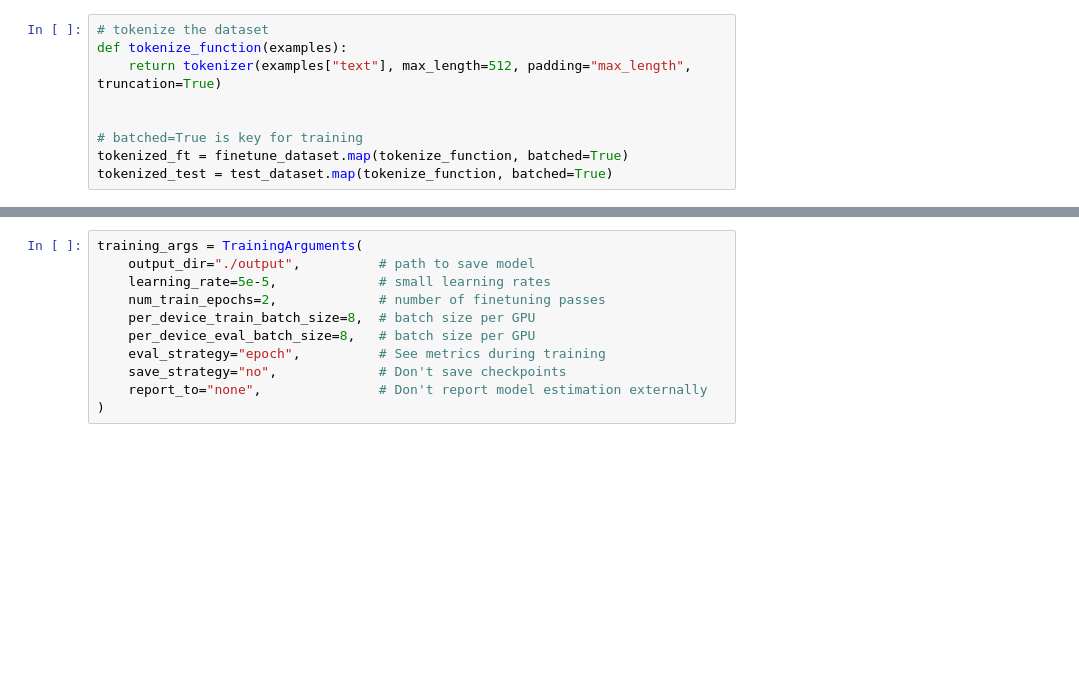
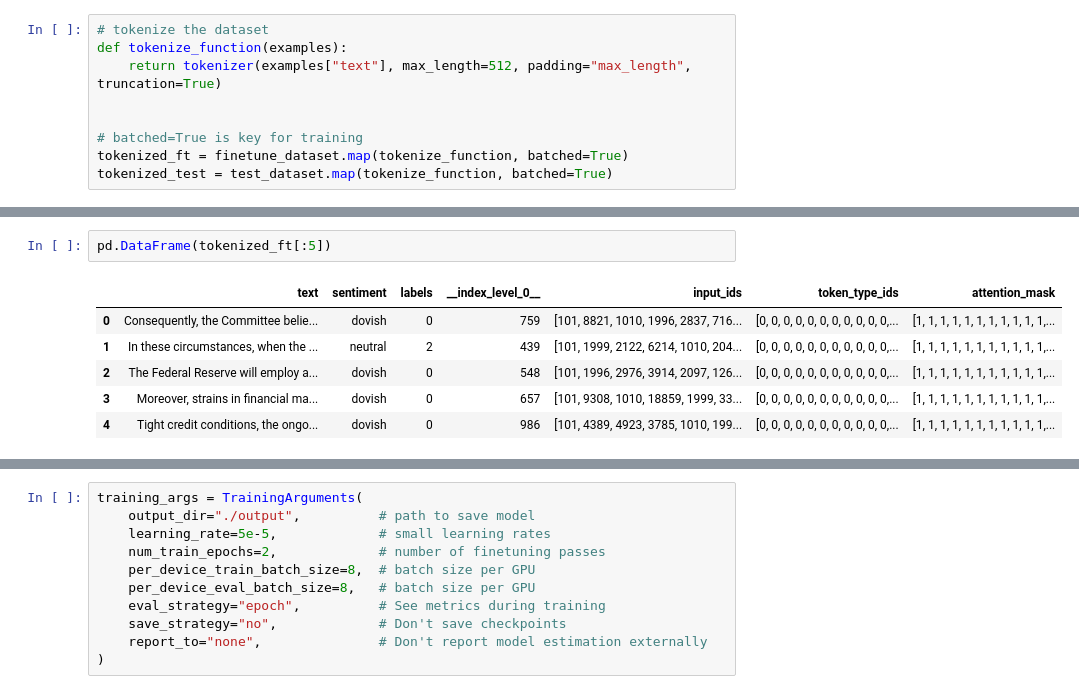
Before and after one commit to wfywillow/sekhansen_columbia_lectures_2025, a Jupyter notebook: code/03_classification_bert.ipynb, the cells around one changed output, grey strips where cells are left out. Cells and saved outputs as stored; diff of their text form; blank space fills up the shorter version.

```diff
--- a/code/03_classification_bert.ipynb
+++ b/code/03_classification_bert.ipynb
@@ -55,3 +125,12 @@ tokenized_test = test_dataset.map(tokenize_function, batched=True)
+# %%
+pd.DataFrame(tokenized_ft[:5])
+# %% [output]
+|  | text | sentiment | labels | __index_level_0__ | input_ids | token_type_ids | attention_mask |
+| 0 | Consequently, the Committee belie... | dovish | 0 | 759 | [101, 8821, 1010, 1996, 2837, 716... | [0, 0, 0, 0, 0, 0, 0, 0, 0, 0, 0,... | [1, 1, 1, 1, 1, 1, 1, 1, 1, 1, 1,... |
+| 1 | In these circumstances, when the ... | neutral | 2 | 439 | [101, 1999, 2122, 6214, 1010, 204... | [0, 0, 0, 0, 0, 0, 0, 0, 0, 0, 0,... | [1, 1, 1, 1, 1, 1, 1, 1, 1, 1, 1,... |
+| 2 | The Federal Reserve will employ a... | dovish | 0 | 548 | [101, 1996, 2976, 3914, 2097, 126... | [0, 0, 0, 0, 0, 0, 0, 0, 0, 0, 0,... | [1, 1, 1, 1, 1, 1, 1, 1, 1, 1, 1,... |
+| 3 | Moreover, strains in financial ma... | dovish | 0 | 657 | [101, 9308, 1010, 18859, 1999, 33... | [0, 0, 0, 0, 0, 0, 0, 0, 0, 0, 0,... | [1, 1, 1, 1, 1, 1, 1, 1, 1, 1, 1,... |
+| 4 | Tight credit conditions, the ongo... | dovish | 0 | 986 | [101, 4389, 4923, 3785, 1010, 199... | [0, 0, 0, 0, 0, 0, 0, 0, 0, 0, 0,... | [1, 1, 1, 1, 1, 1, 1, 1, 1, 1, 1,... |
 # %%
 model_ft = AutoModelForSequenceClassification.from_pretrained(
     "bert-base-uncased",
```
Also changed, not shown: parts of 15 cells of this notebook.
